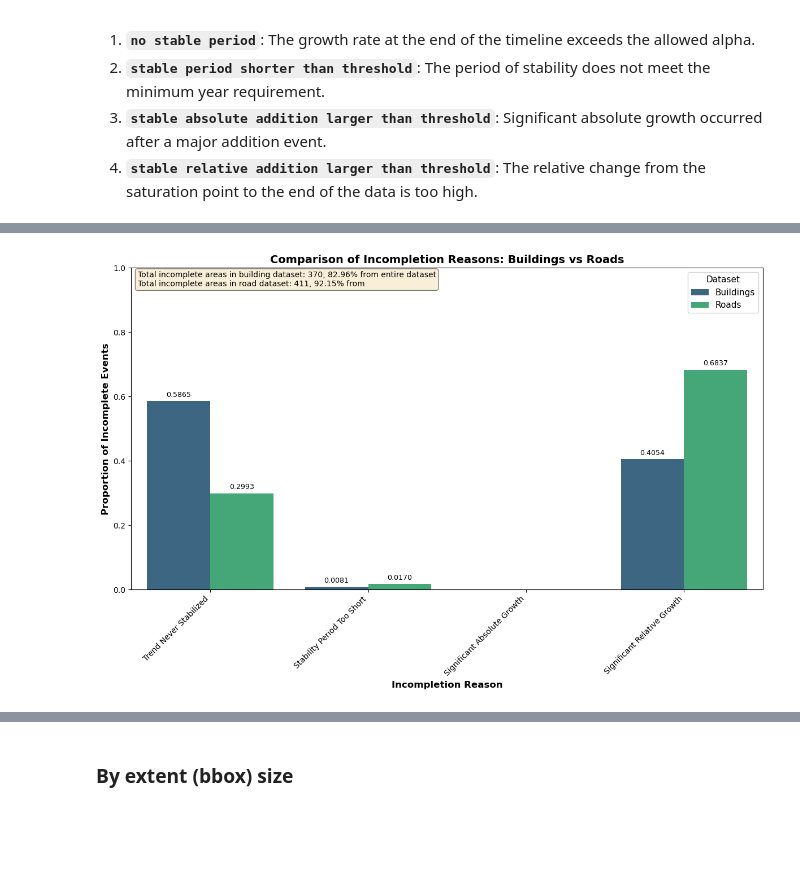
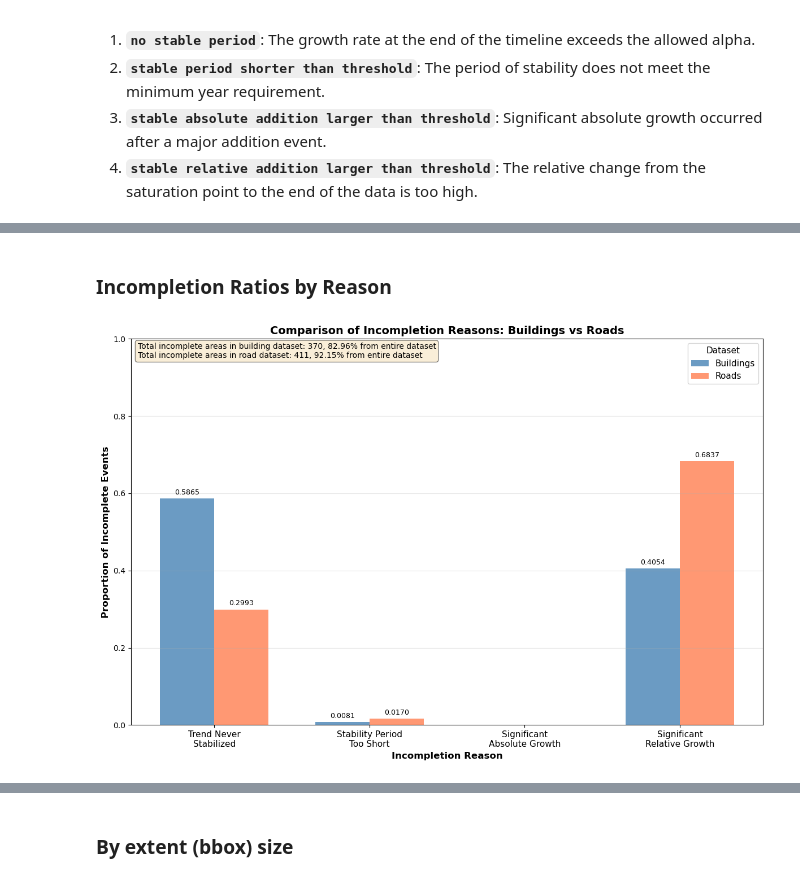
Before and after one commit to Geo-Cultural-Informatics-Lab/OSM-Feature-Completeness, a Jupyter notebook: 6) success statistics for events/success_statistics_events_export.ipynb, the cells around one changed output, grey strips where cells are left out. Saved outputs shown, nothing was run; the diff lists cells and outputs as text; code cells hidden in the pictures; blank space fills up the shorter version.

```diff
--- a/6) success statistics for events/success_statistics_events_export.ipynb
+++ b/6) success statistics for events/success_statistics_events_export.ipynb
@@ -547 +534,3 @@ reasons
+# %% [markdown]
+### Incompletion Ratios by Reason
 # %%
@@ -553,74 +542,74 @@ road_status_by_type_sum = road_status_by_type[['Incomplete'] + reasons].sum().to
 bld_status_by_type_sum[reasons] = round(bld_status_by_type_sum[reasons] / bld_status_by_type_sum['Incomplete'].iloc[0], 4)
 road_status_by_type_sum[reasons] = round(road_status_by_type_sum[reasons] / road_status_by_type_sum['Incomplete'].iloc[0], 4)
 # %%
-# Create a plot of the results - comparing buildings vs roads incompletion reasons
-
 # Prepare data for plotting
 bld_plot = bld_status_by_type_sum[reasons].iloc[0].to_frame().T.copy()
 bld_plot['Data'] = 'Buildings'
 
 road_plot = road_status_by_type_sum[reasons].iloc[0].to_frame().T.copy()
 road_plot['Data'] = 'Roads'
 
 # Combine and melt to long format
 plot_data = pd.concat([bld_plot, road_plot], ignore_index=True)
 plot_data = plot_data.melt(id_vars=['Data'], var_name='Reason', value_name='Proportion')
 
-# Create single bar plot
+# Create histogram-style bar plot
 fig, ax = plt.subplots(figsize=(12, 8))
 
-# Create bar plot
-bars = sns.barplot(
-    data=plot_data,
-    x='Reason',
-    y='Proportion',
-    hue='Data',
-    palette='viridis',
-    ax=ax
-)
+# Get unique reasons and datasets
+reasons_list = plot_data['Reason'].unique()
+datasets = ['Buildings', 'Roads']
+bar_width = 0.35
+x_pos = np.arange(len(reasons_list))
 
-# Add value labels on top of each bar
-for p in ax.patches:
-    height = p.get_height()
-    if height > 0:  # Only annotate non-zero bars
-        ax.annotate(f'{height:.4f}',
-                    xy=(p.get_x() + p.get_width() / 2, height),
-                    xytext=(0, 3),
-                    textcoords="offset points",
-                    ha='center', va='bottom',
-                    fontsize=9)
+# Create bars for each dataset
+colors = ['steelblue', 'coral']
+for i, dataset in enumerate(datasets):
+    data_subset = plot_data[plot_data['Data'] == dataset]
+    values = [data_subset[data_subset['Reason'] == reason]['Proportion'].values[0] if any(data_subset['Reason'] == reason) else 0 for reason in reasons_list]
+    offset = (i - 0.5) * bar_width
+    bars = ax.bar(x_pos + offset, values, bar_width, label=dataset, alpha=0.8, color=colors[i])
+
+    # Add value labels on top of each bar
+    for bar in bars:
+        height = bar.get_height()
+        if height > 0:
+            ax.annotate(f'{height:.4f}',
+                        xy=(bar.get_x() + bar.get_width() / 2, height),
+                        xytext=(0, 3),
+                        textcoords="offset points",
+                        ha='center', va='bottom',
+                        fontsize=9)
+
+# Rename reasons for cleaner labels
+reason_map = {
+    'No stable period': 'Trend Never\nStabilized',
+    'Stable relative addition': 'Significant\nRelative Growth',
+    'Small stable period': 'Stability Period\nToo Short',
+    'Stable absolute addition': 'Significant\nAbsolute Growth'
+}
 
 # Set labels and formatting
 ax.set_xlabel('Incompletion Reason', fontsize=12, fontweight='bold')
 ax.set_ylabel('Proportion of Incomplete Events', fontsize=12, fontweight='bold')
 ax.set_title('Comparison of Incompletion Reasons: Buildings vs Roads',
              fontsize=14, fontweight='bold')
 ax.set_ylim(0, 1)
-ax.tick_params(axis='x', rotation=45)
-
-# Rename x-axis labels for clarity
-reason_map = {
-    'No stable period': 'Trend Never Stabilized',
-    'Stable relative addition': 'Significant Relative Growth',
-    'Small stable period': 'Stability Period Too Short',
-    'Stable absolute addition': 'Significant Absolute Growth'
-}
-ax.set_xticklabels([reason_map.get(label.get_text(), label.get_text()) for label in ax.get_xticklabels()],
-                    rotation=45, ha='right')
+ax.set_xticks(x_pos)
+ax.set_xticklabels([reason_map.get(r, r) for r in reasons_list], fontsize=11)
+ax.legend(title='Dataset', fontsize=11, title_fontsize=11)
+ax.grid(True, alpha=0.3, axis='y')
 
 # Add incompletion counts as text label in top left
 bld_incomplete = bld_status_by_type_sum['Incomplete'].iloc[0]
 road_incomplete = road_status_by_type_sum['Incomplete'].iloc[0]
-incompletion_text = f'Total incomplete areas in building dataset: {int(bld_incomplete)}, {int(bld_incomplete) / 446 * 100:.2f}% from entire dataset\nTotal incomplete areas in road dataset: {int(road_incomplete)}, {int(road_incomplete) / 446 * 100:.2f}% from'
+incompletion_text = f'Total incomplete areas in building dataset: {int(bld_incomplete)}, {int(bld_incomplete) / 446 * 100:.2f}% from entire dataset\nTotal incomplete areas in road dataset: {int(road_incomplete)}, {int(road_incomplete) / 446 * 100:.2f}% from entire dataset'
 
 ax.text(0.01, 0.99, incompletion_text, transform=ax.transAxes,
         fontsize=10, verticalalignment='top',
         bbox=dict(boxstyle='round', facecolor='wheat', alpha=0.5))
 
-# Adjust legend
-ax.legend(title='Dataset', fontsize=11, title_fontsize=11)
-
 plt.tight_layout()
 plt.show()
 # %% [output]
-[figure, old version]
+[figure, new version]
```
Also changed, not shown: parts of 39 cells of this notebook.
